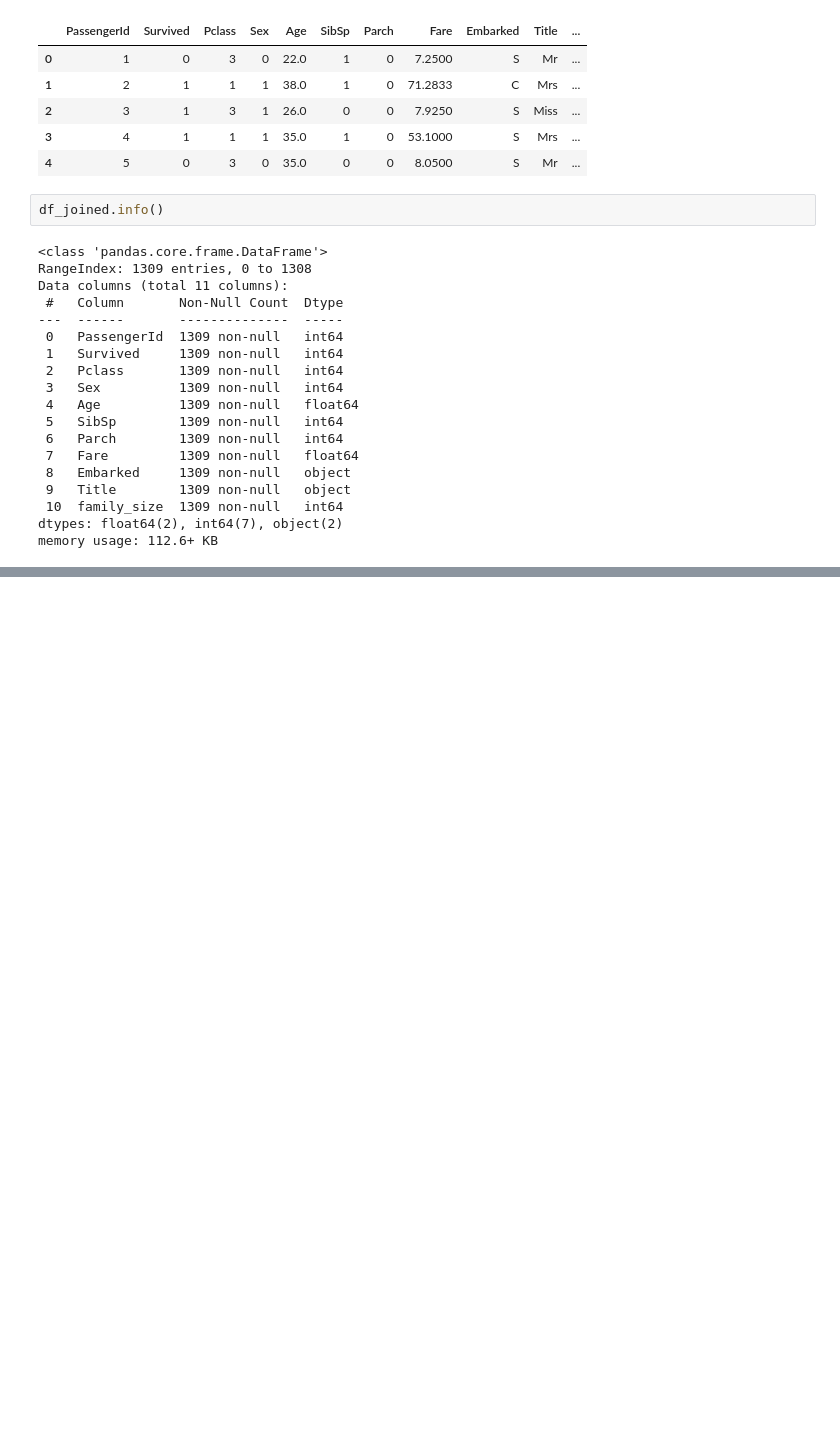
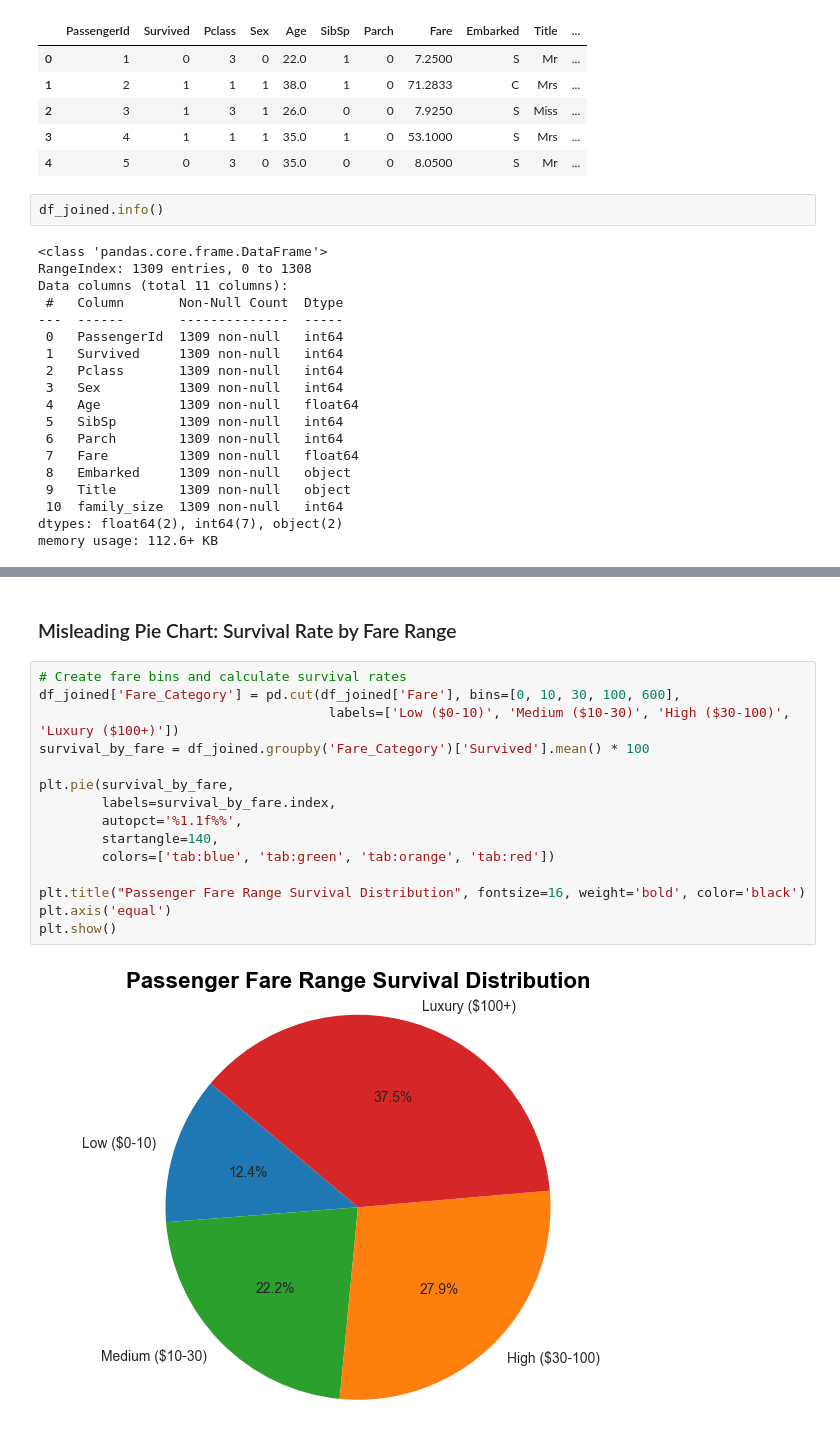
Before and after one commit to aidan-kleinman-2026/DATA6550-Visualization, a Jupyter notebook: Code/Price/PriceA_GroupProjectTitanic.ipynb, the cells around one changed output, grey strips where cells are left out. Cells and saved outputs as stored; diff of their text form; blank space fills up the shorter version.

```diff
--- a/Code/Price/PriceA_GroupProjectTitanic.ipynb
+++ b/Code/Price/PriceA_GroupProjectTitanic.ipynb
@@ -343,0 +350,19 @@ plt.show()
+# %% [markdown]
+### Misleading Pie Chart: Survival Rate by Fare Range
+# %%
+# Create fare bins and calculate survival rates
+df_joined['Fare_Category'] = pd.cut(df_joined['Fare'], bins=[0, 10, 30, 100, 600],
+                                     labels=['Low ($0-10)', 'Medium ($10-30)', 'High ($30-100)', 'Luxury ($100+)'])
+survival_by_fare = df_joined.groupby('Fare_Category')['Survived'].mean() * 100
+
+plt.pie(survival_by_fare,
+        labels=survival_by_fare.index,
+        autopct='%1.1f%%',
+        startangle=140,
+        colors=['tab:blue', 'tab:green', 'tab:orange', 'tab:red'])
+
+plt.title("Passenger Fare Range Survival Distribution", fontsize=16, weight='bold', color='black')
+plt.axis('equal')
+plt.show()
+# %% [output]
+[figure, added]
```
Also changed, not shown: parts of 2 cells of this notebook, 1 other file.
